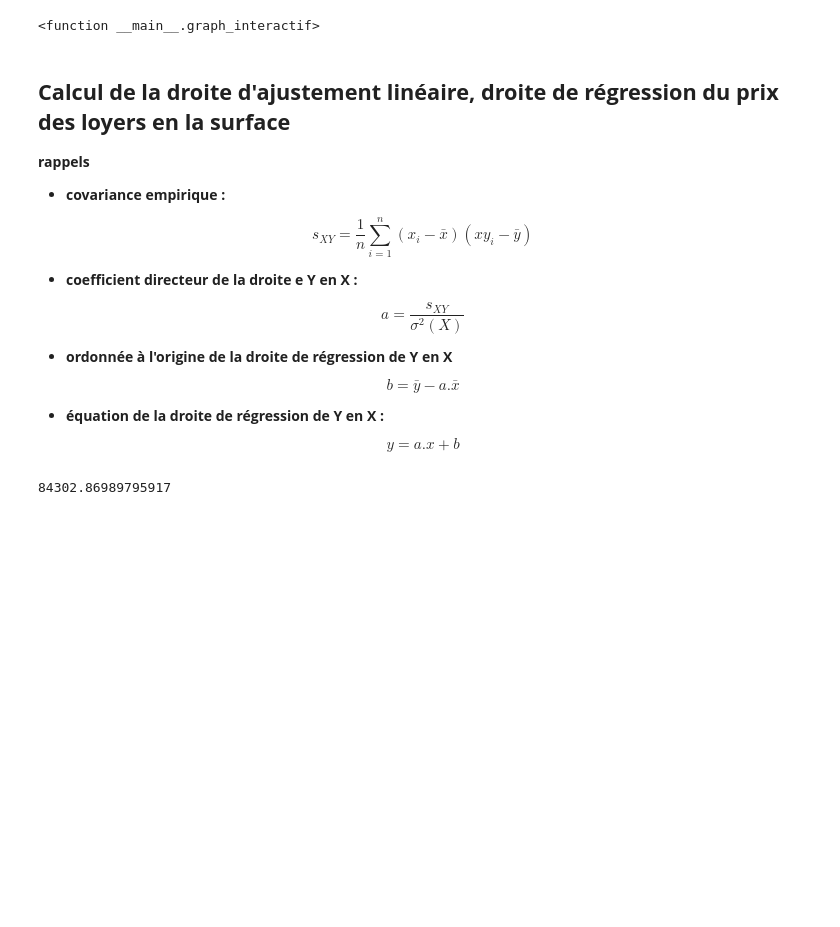
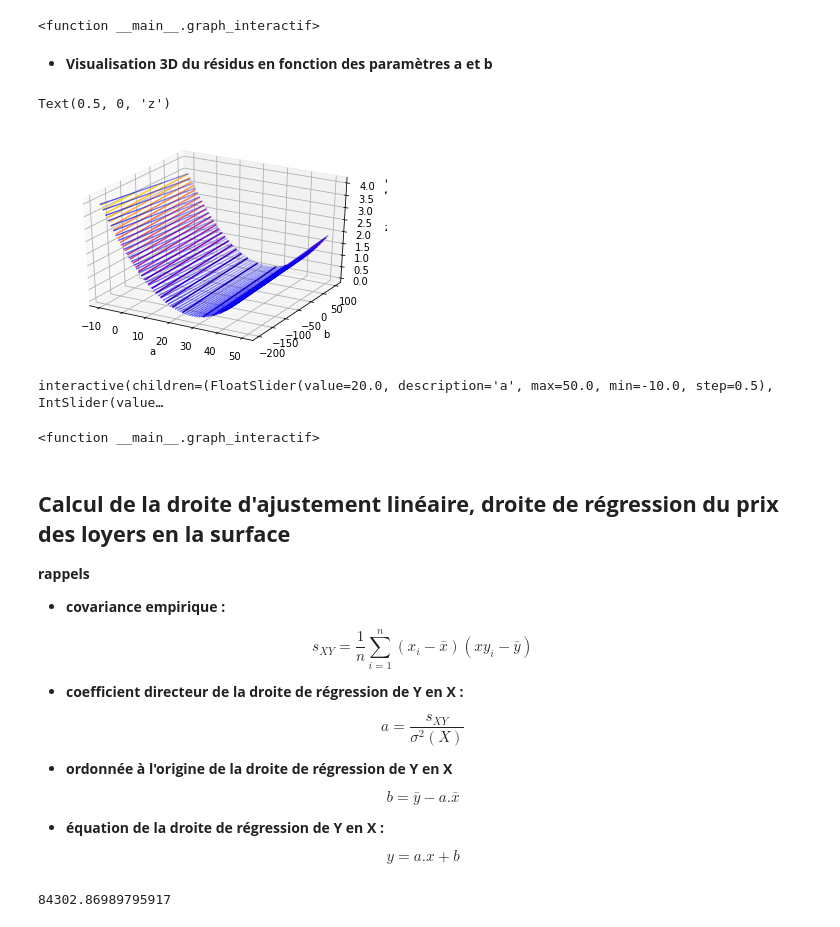
Before and after one commit to othoni-hub/ECG2, a Jupyter notebook: Ch05_TD_Ex1_Appartements.ipynb, the cells around one changed output. Saved outputs shown, nothing was run; the diff lists cells and outputs as text; code cells hidden in the pictures; blank space fills up the shorter version.

```diff
--- a/Ch05_TD_Ex1_Appartements.ipynb
+++ b/Ch05_TD_Ex1_Appartements.ipynb
@@ -223,6 +223,59 @@ interact(graph_interactif, a = (-50, 50, 0.5), b = (-500, 500,20))
 # %% [output]
 interactive(children=(FloatSlider(value=0.0, description='a', max=50.0, min=-50.0, step=0.5), IntSlider(value=…
 <function __main__.graph_interactif>
+# %% [markdown]
+* **Visualisation 3D du résidus en fonction des paramètres a et b**
+# %%
+def residu(a,b) :
+    prix_ajustes = y_ajuste(surfaces,a,b)
+    res = residus(loyers, prix_ajustes)
+    return res
+
+A = np.linspace(-10, 50, 61)
+B = np.linspace(-200,100,101)
+
+X,Y = np.meshgrid(A,B)
+Z = residu(X,Y)
+
+fig = plt.figure()
+ax = plt.axes(projection='3d')
+ax.contour3D(X, Y, Z, 30, cmap='plasma')
+ax.scatter(X,Y,Z,marker = '.', color = 'blue', s = 0.5)
+ax.set_xlabel('a')
+ax.set_ylabel('b')
+ax.set_zlabel('z')
+# %% [output]
+Text(0.5, 0, 'z')
+[figure, added]
+# %%
+def graph_interactif( a,b):
+    fig = plt.figure(figsize=(12,6))
+
+    ax1 = fig.add_subplot(1, 2, 1)                      # 1ère sous-fenêtre
+    prix_ajustes = y_ajuste(surfaces,a,b)
+    ax1.scatter(surfaces,loyers,marker ='+',color = 'red')        # nuage de points
+    xx = [0,250]
+    yy = [a*x + b for x in xx]
+    ax1.plot(xx,yy,color  ='blue', linewidth = 0.5)               # droite d'ajustement
+    ax1.scatter(x_bar,y_bar,marker = "v", color = "blue")         # point moyen du nuage
+    ax1.scatter(surfaces,prix_ajustes,marker ='o',color = 'green')# volumes ajustés sur la droite
+
+    ax2 = fig.add_subplot(1, 2, 2, projection='3d')     #2ème sous-fenêtre, 3D
+    A = np.linspace(-10, 50, 21)
+    B = np.linspace(-200,100,51)
+    X,Y = np.meshgrid(A,B)
+    Z = residu(X,Y)
+    ax2.plot_surface(X, Y, Z, alpha = 0.7, rstride=1, cstride=1,linewidth=1)
+
+    ax2.set_xlabel('a')
+    ax2.set_ylabel('b')
+    ax2.set_zlabel('R')
+    ax2.scatter(a,b,residu(a,b), marker = 'o', color = 'red', s=20)
+
+interact(graph_interactif, a = (-10, 50, 0.5), b = (-200, 100,20))
+# %% [output]
+interactive(children=(FloatSlider(value=20.0, description='a', max=50.0, min=-10.0, step=0.5), IntSlider(value…
+<function __main__.graph_interactif>
 # %% [markdown]
 ## **Calcul de la droite d'ajustement linéaire, droite de régression du prix des loyers en la surface**
 
@@ -231,7 +284,7 @@ interactive(children=(FloatSlider(value=0.0, description='a', max=50.0, min=-50.
 
 $$s_{XY} = \frac{1}{n} \sum_{i = 1}^{n} \left ( x_i - \bar{x}\right)\left ( xy_i - \bar{y}\right)$$
 
-* **coefficient directeur de la droite e Y en X :**
+* **coefficient directeur de la droite de régression de Y en X :**
 
 $$ a = \frac{s_{XY}}{\sigma^2(X)}$$
 
```
Also changed, not shown: parts of 2 cells of this notebook.
